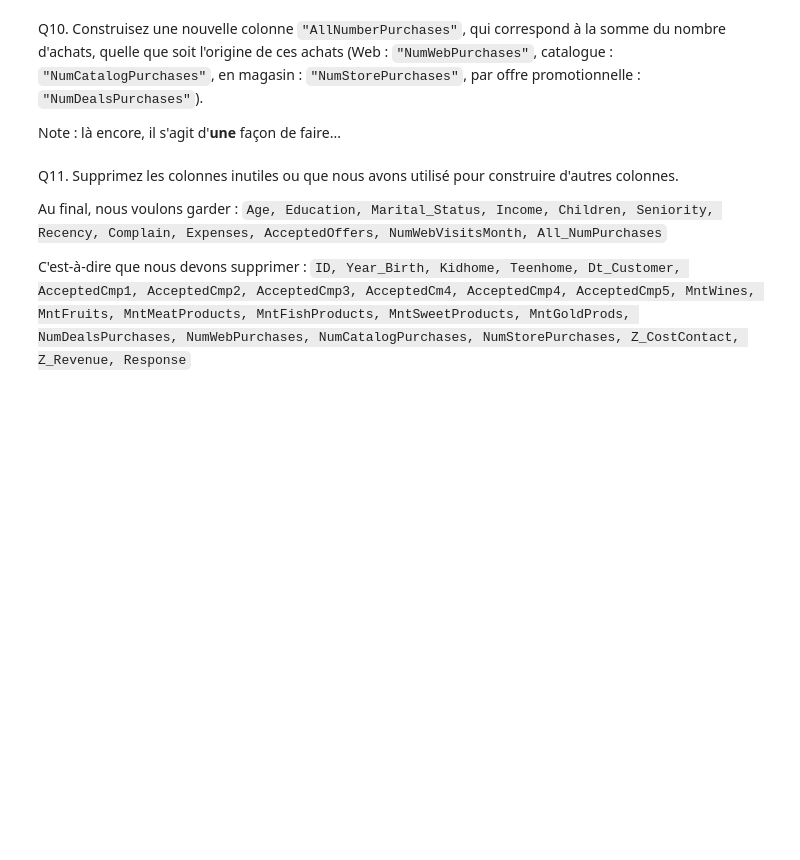
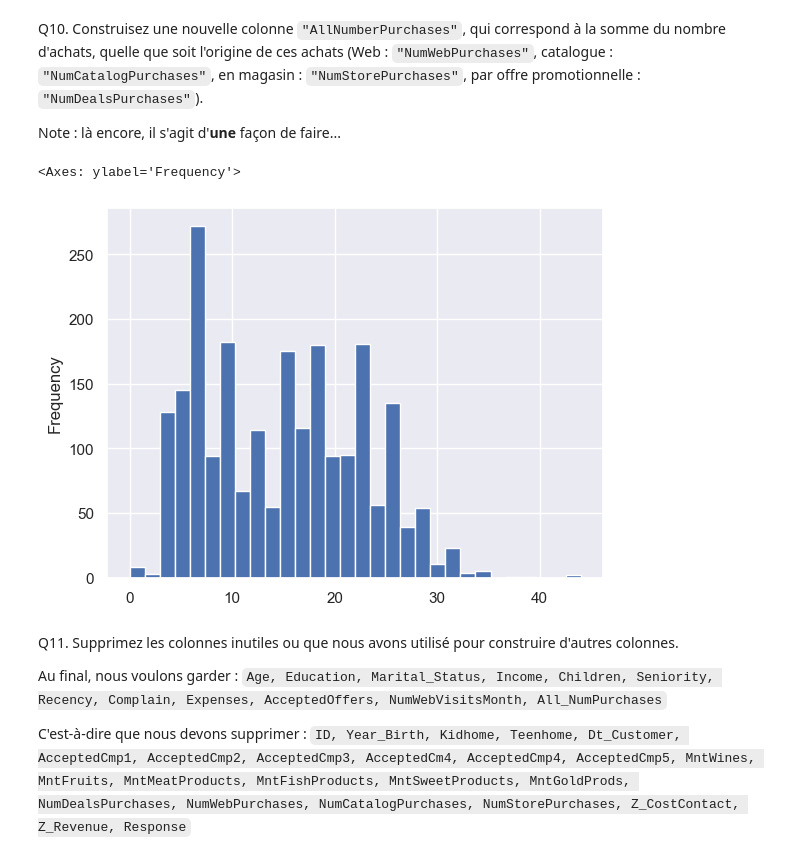
Before and after one commit to jo-pouradier/machine-learning-cpe, a Jupyter notebook: tp3.ipynb, the cells around one changed output. Drawn from its saved outputs; the diff is of its cells as text; code cells hidden in the pictures; blank space fills up the shorter version.

```diff
--- a/tp3.ipynb
+++ b/tp3.ipynb
@@ -136,3 +278,9 @@ Note : là encore, il s'agit d'**une** façon de faire...
+# %%
+df_customers2["AllNumberPurchases"] = df_customers["NumDealsPurchases"] + df_customers["NumWebPurchases"] + df_customers["NumCatalogPurchases"] + df_customers["NumStorePurchases"]
+df_customers2["AllNumberPurchases"].plot(kind='hist', bins=30)
+# %% [output]
+<Axes: ylabel='Frequency'>
+[figure, added]
 # %% [markdown]
 Q11. Supprimez les colonnes inutiles ou que nous avons utilisé pour construire d'autres colonnes.
 
```
Also changed, not shown: parts of 52 cells of this notebook, 1 other file.
